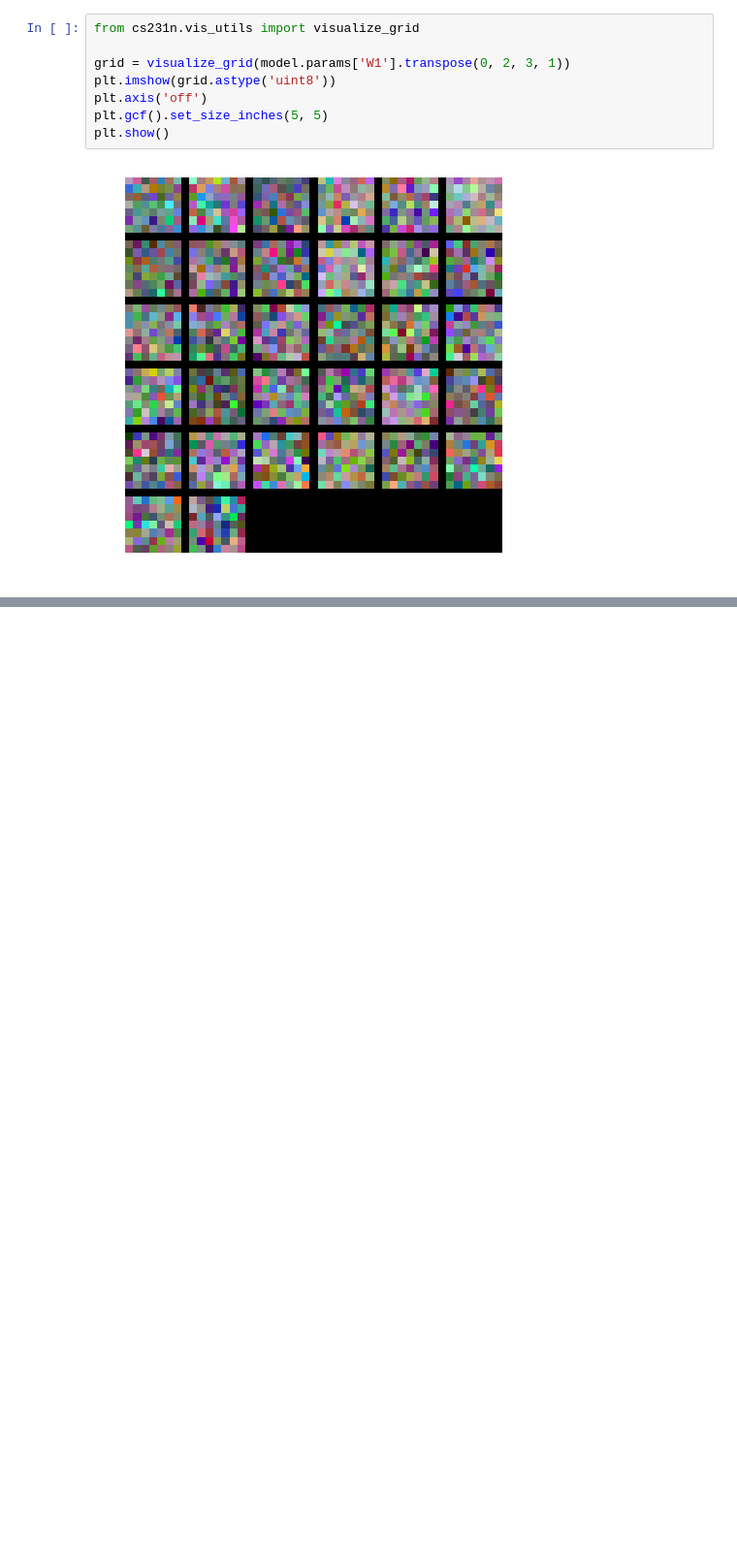
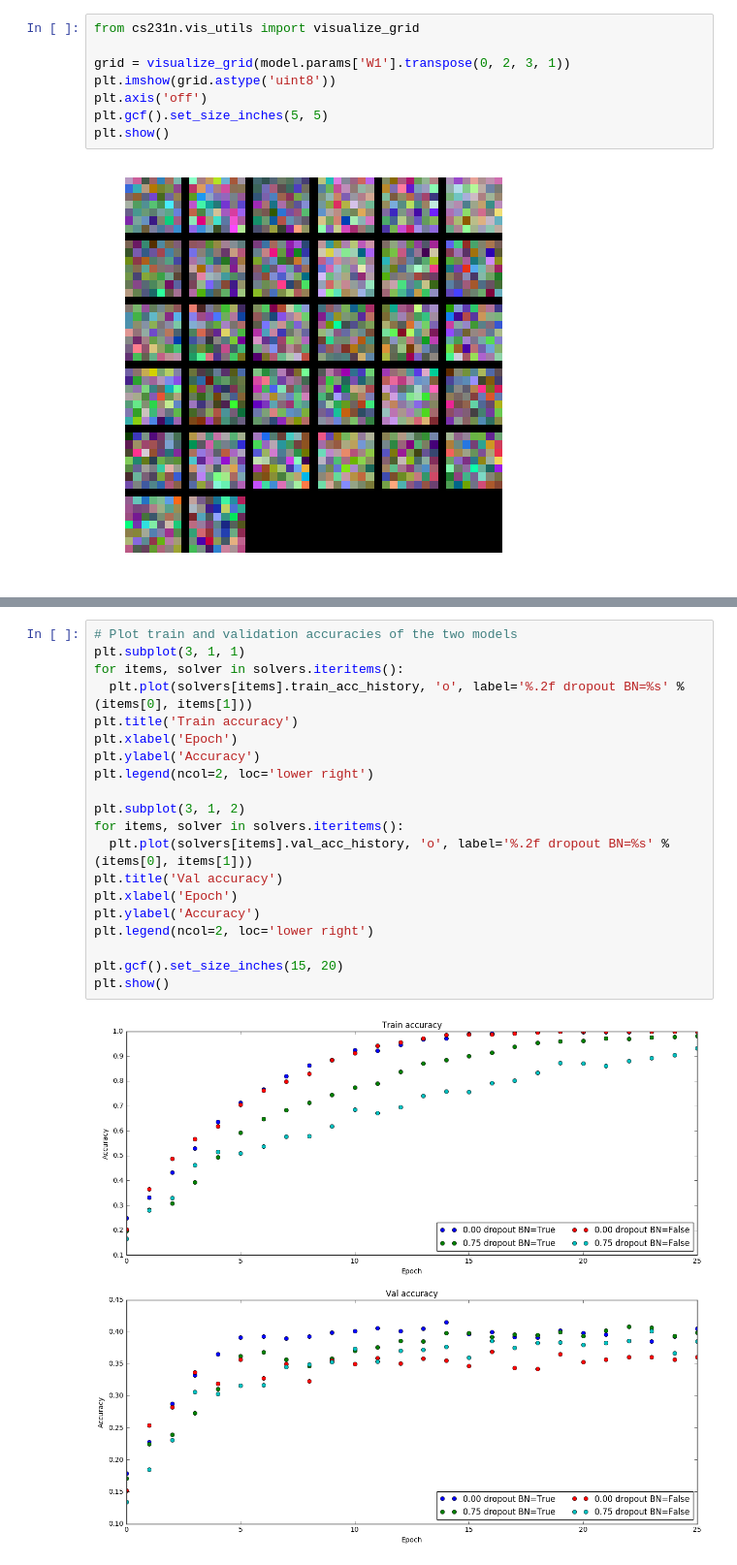
Before and after one commit to LUKELIEM/CS231N-Assignment-2, a Jupyter notebook: ConvolutionalNetworks - Prototyping2.ipynb, the cells around one changed output, grey strips where cells are left out. Shown: that part at 97% size. Cells and saved outputs as stored; diff of their text form; blank space fills up the shorter version.

```diff
--- a/ConvolutionalNetworks - Prototyping2.ipynb
+++ b/ConvolutionalNetworks - Prototyping2.ipynb
@@ -330,0 +602,22 @@ plt.show()
+# %%
+# Plot train and validation accuracies of the two models
+plt.subplot(3, 1, 1)
+for items, solver in solvers.iteritems():
+  plt.plot(solvers[items].train_acc_history, 'o', label='%.2f dropout BN=%s' % (items[0], items[1]))
+plt.title('Train accuracy')
+plt.xlabel('Epoch')
+plt.ylabel('Accuracy')
+plt.legend(ncol=2, loc='lower right')
+
+plt.subplot(3, 1, 2)
+for items, solver in solvers.iteritems():
+  plt.plot(solvers[items].val_acc_history, 'o', label='%.2f dropout BN=%s' % (items[0], items[1]))
+plt.title('Val accuracy')
+plt.xlabel('Epoch')
+plt.ylabel('Accuracy')
+plt.legend(ncol=2, loc='lower right')
+
+plt.gcf().set_size_inches(15, 20)
+plt.show()
+# %% [output]
+[figure, added]
```
Also changed, not shown: parts of 12 cells of this notebook, 6 other files.
